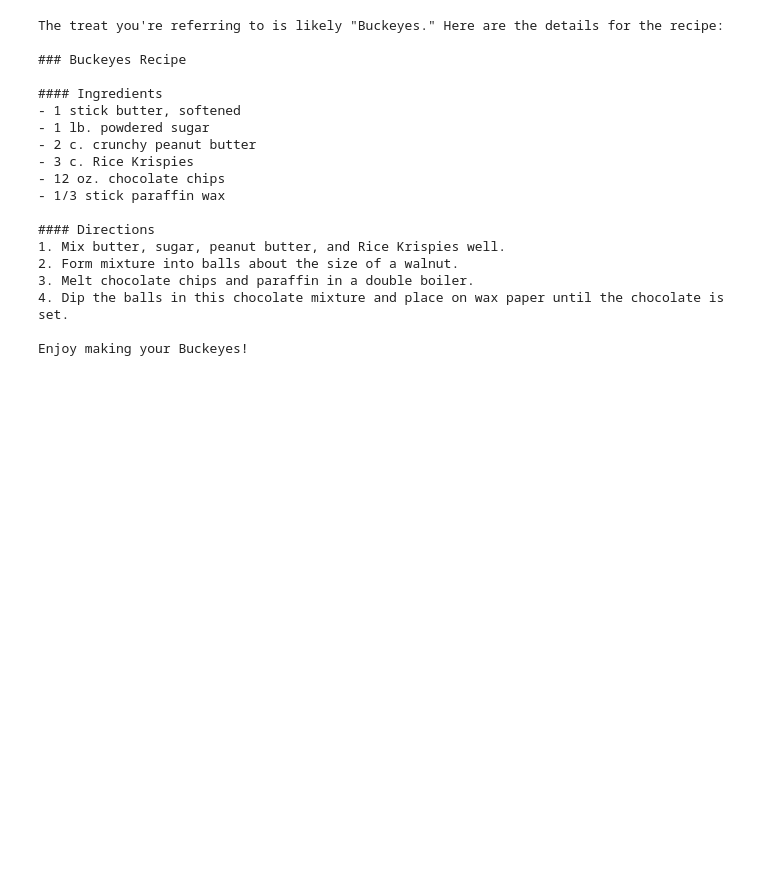
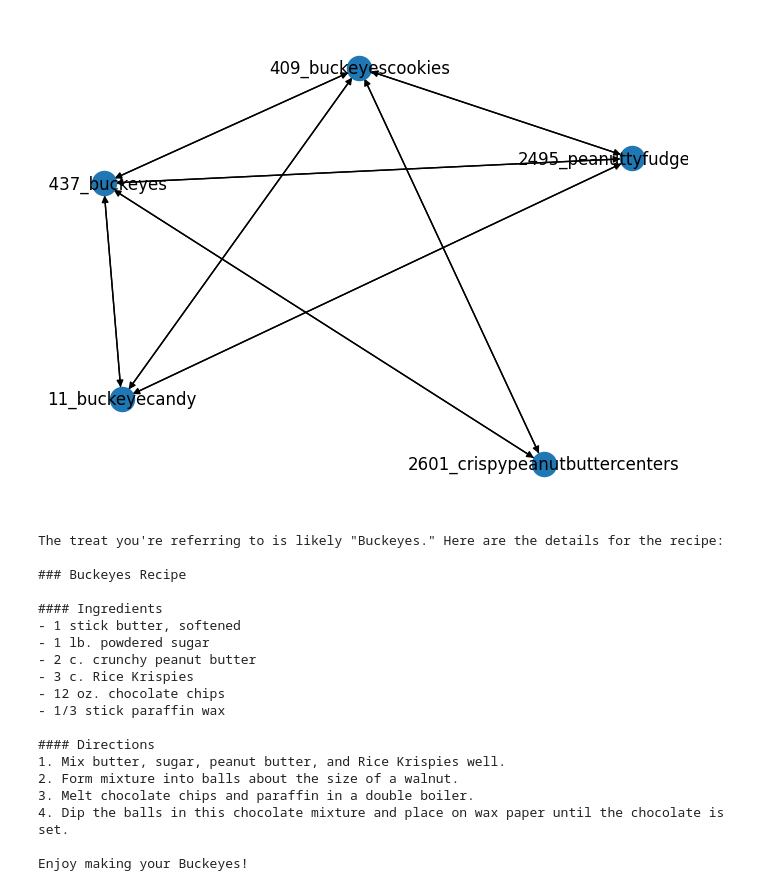
Before and after one commit to JoshChima/chef_ai_api, a Jupyter notebook: experimental/query_recipe_data.ipynb, the cells around one changed output. Cells and saved outputs as stored; diff of their text form; code cells hidden in the pictures; blank space fills up the shorter version.

```diff
--- a/experimental/query_recipe_data.ipynb
+++ b/experimental/query_recipe_data.ipynb
@@ -12,12 +13,23 @@ embeddings = OpenAIEmbeddings(model="text-embedding-3-large")
 # %%
 from langchain_chroma.vectorstores import Chroma
 from langchain_graph_retriever.transformers import ShreddingTransformer
+from langchain_graph_retriever.adapters.chroma import ChromaAdapter
 
-#load the vector store "./data/recipe_qa_combined_chroma_db"
-vector_store = Chroma(
-    embedding_function=embeddings,
-    collection_name="recipe_qa_combined",
-    persist_directory="./data/recipe_qa_combined_chroma_db"
+# load the vector store "./data/recipe_qa_combined_chroma_db"
+# vector_store = Chroma(
+#     embedding_function=embeddings,
+#     collection_name="recipe_qa_combined",
+#     persist_directory="./data/recipe_qa_combined_chroma_db"
+# )
+shredder = ShreddingTransformer()
+vector_store = ChromaAdapter(
+    Chroma(
+        embedding_function=embeddings,
+        collection_name="recipe_qa_combined",
+        persist_directory="./data/recipe_qa_combined_chroma_db",
+    ),
+    shredder,
+    {"keywords"}
 )
 # %%
 from graph_retriever.strategies import Eager
@@ -35,7 +47,7 @@ llm = init_chat_model("gpt-4o-mini", model_provider="openai")
 # %%
 from langchain_core.output_parsers import StrOutputParser
 from langchain_core.prompts import ChatPromptTemplate
-from langchain_core.runnables import RunnablePassthrough
+from langchain_core.runnables import RunnablePassthrough, RunnableLambda, RunnableParallel
 from langchain_core.documents import Document
 
 prompt = ChatPromptTemplate.from_template(
@@ -48,6 +60,7 @@ Question: {question}"""
 
 @traceable(run_type="chain")
 def format_docs(docs:list[Document], config=None):
+    print(docs)
     # formatted_docs = []
     # for doc in docs:
     #     doc_type = doc.metadata.get("type")
@@ -67,9 +80,9 @@ def format_docs(docs:list[Document], config=None):
 # )
 
 chain = (
-    {"context": traversal_retriever | format_docs, "question": RunnablePassthrough()}
-    | prompt
-    | llm
+    RunnableParallel(sources=traversal_retriever, question=RunnablePassthrough())
+    | RunnableParallel(context=RunnableLambda(lambda x: format_docs(x['sources'])), question=RunnableLambda(lambda x: x['question']), sources=RunnableLambda(lambda x: x['sources']))
+    | {"answer": prompt | llm, "sources": RunnableLambda(lambda x: x['sources'])}
     # | StrOutputParser()
 )
 # %%
@@ -77,3 +100,11 @@ response = chain.invoke("I'm in Ohio and I just had a small round chocolate that
+# %%
+from langchain_graph_retriever.document_graph import create_graph
+
+graph = create_graph(response['sources'], edges=[("keywords", "keywords"), ("source_id", "source_id")])
+nx.draw(graph, with_labels=True)
+plt.show()
+# %% [output]
+[figure, added]
 # %%
 print(response.content)
 # %% [output]
```
Also changed, not shown: parts of 3 cells of this notebook, 2 other files.
